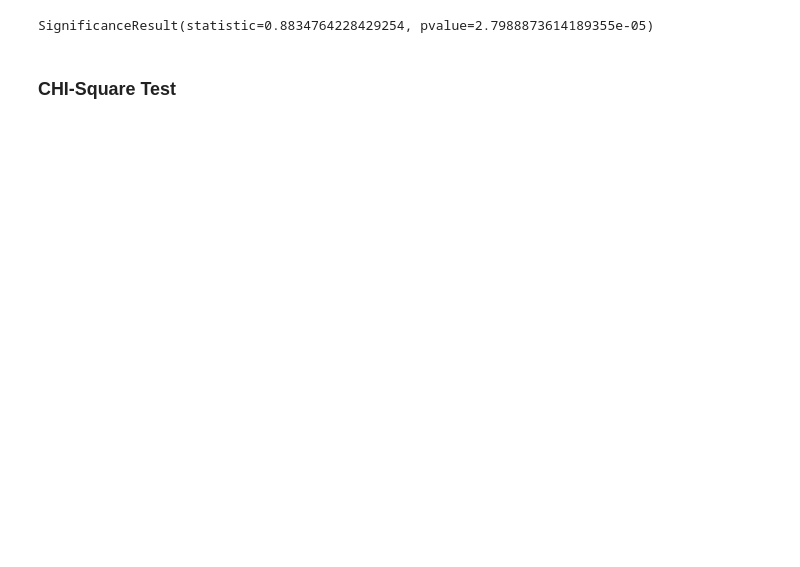
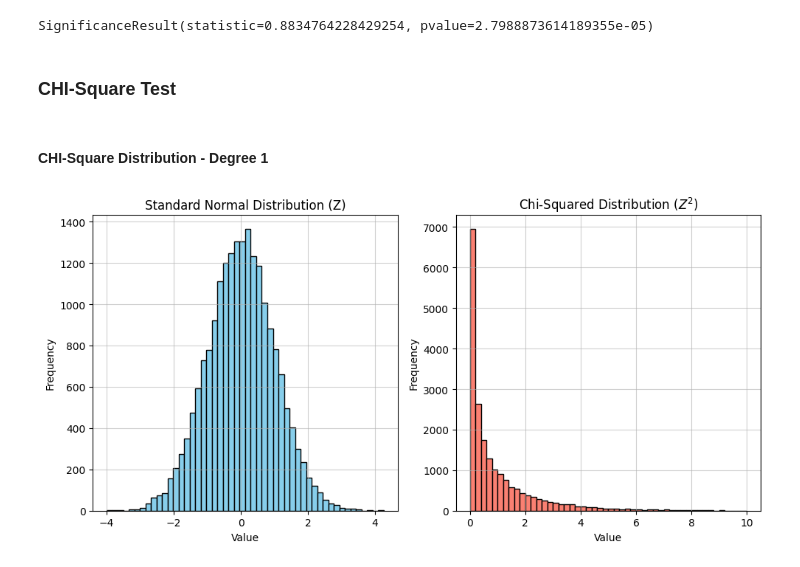
Before and after one commit to rivindu-ashinsa/DS101-Preparation, a Jupyter notebook: Practice.ipynb, the cells around one changed output. Cells and saved outputs as stored; diff of their text form; code cells hidden in the pictures; blank space fills up the shorter version.

```diff
--- a/Practice.ipynb
+++ b/Practice.ipynb
@@ -681,3 +681,45 @@ stats.spearmanr(df['Experience'], df['Salary'])
 SignificanceResult(statistic=0.8834764228429254, pvalue=2.7988873614189355e-05)
 # %% [markdown]
 ### CHI-Square Test
+# %% [markdown]
+#### CHI-Square Distribution - Degree 1
+# %%
+import matplotlib.pyplot as plt
+import numpy as np
+from scipy import stats # Import the necessary scipy stats module
+
+# 1. Generate Data
+# Generate samples from a standard normal distribution
+sample_dis = stats.norm.rvs(loc=0, scale=1, size=20000)
+
+# Calculate the chi-squared distribution (z^2)
+# Rounding is not necessary for plotting the histogram
+chi_sq_dis = sample_dis ** 2
+
+# 2. Create Figure and Axes using the object-oriented approach (nicer than plt.subplot calls)
+fig, axes = plt.subplots(nrows=1, ncols=2, figsize=(10, 5))
+
+# 3. Plot the standard normal distribution histogram
+axes[0].hist(sample_dis, bins=50, color='skyblue', edgecolor='black')
+axes[0].set_title('Standard Normal Distribution (Z)')
+axes[0].set_xlabel('Value')
+axes[0].set_ylabel('Frequency')
+axes[0].grid(True, alpha=0.6)
+
+# 4. Plot the chi-squared distribution histogram (1 degree of freedom)
+axes[1].hist(chi_sq_dis, bins=50, color='salmon', edgecolor='black', range=[0, 10])
+axes[1].set_title(r'Chi-Squared Distribution ($Z^2$)')
+axes[1].set_xlabel('Value')
+axes[1].set_ylabel('Frequency')
+axes[1].grid(True, alpha=0.6)
+
+# 5. Adjust layout automatically for better spacing
+plt.tight_layout()
+
+# You can also manually adjust spacing if needed:
+# plt.subplots_adjust(wspace=0.3)
+
+# 6. Display the plots
+plt.show()
+# %% [output]
+[figure, added]
```
Also changed, not shown: parts of 19 cells of this notebook.
